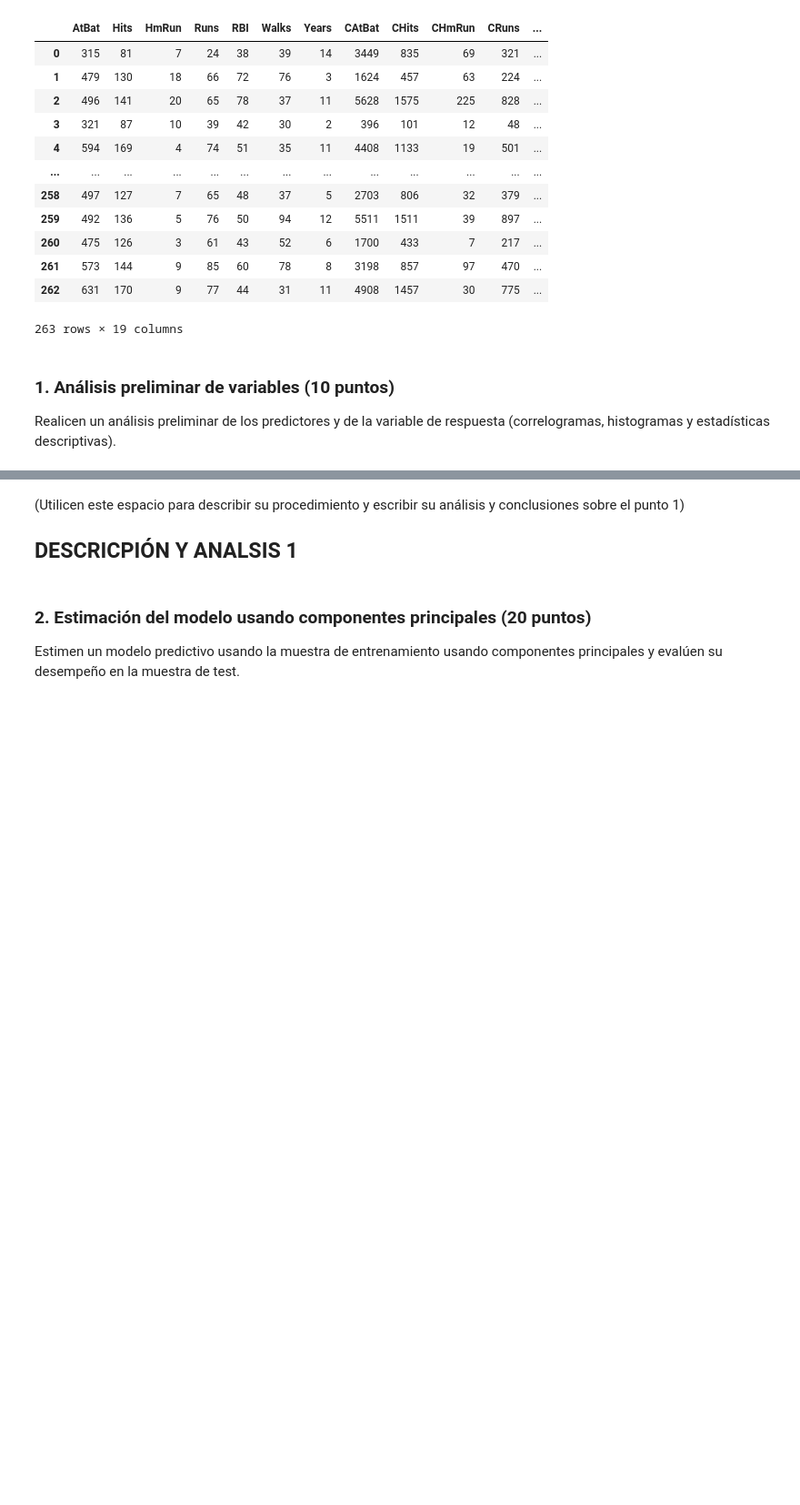
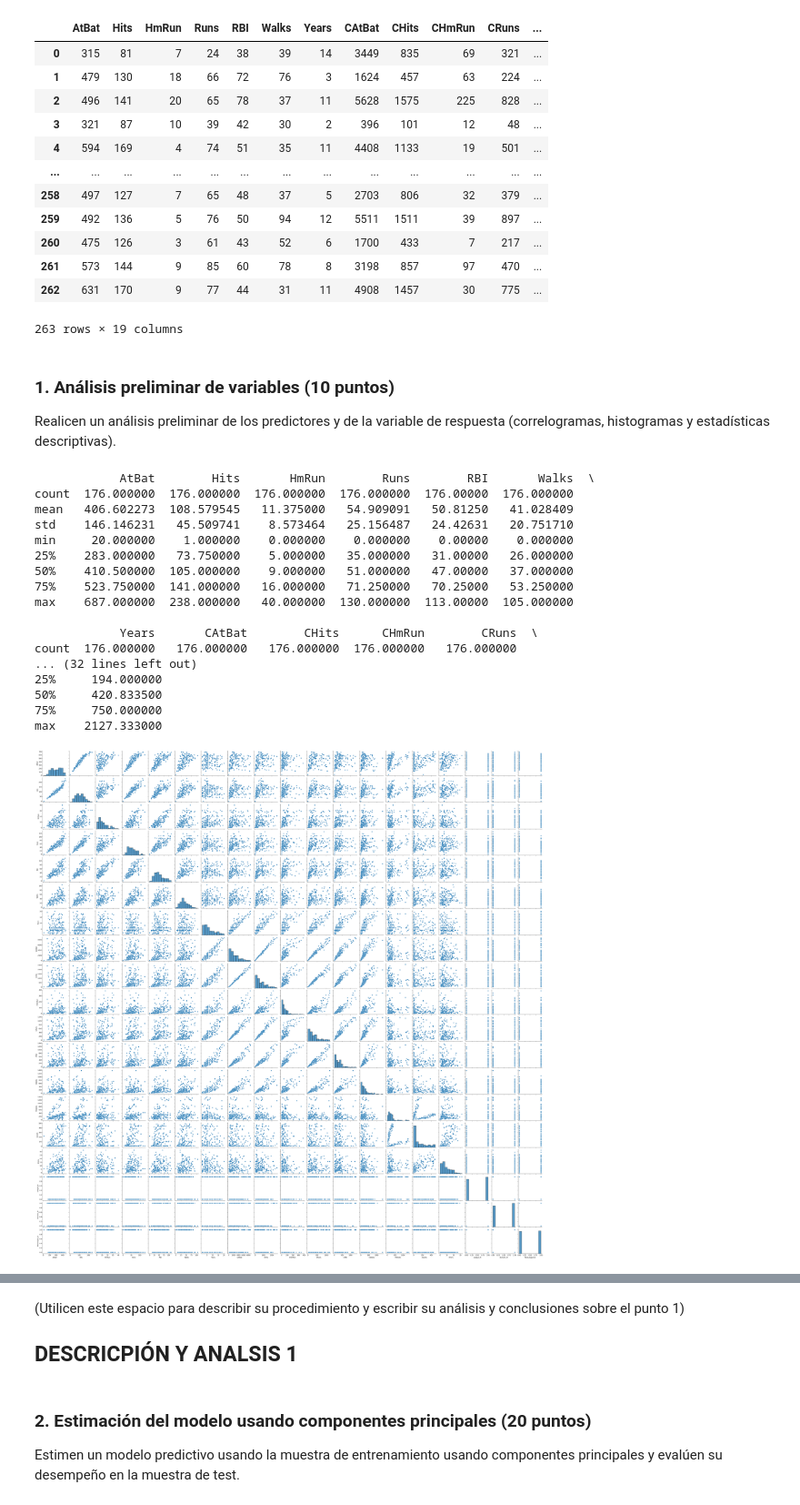
Before and after one commit to Marcocruz88/Caso-comparaci-n-modelos, a Jupyter notebook: Caso modelos lineales para regresión, muestreo y selección del mejor modelo.ipynb, the cells around one changed output, grey strips where cells are left out. Shown at 91% size. Drawn from its saved outputs; the diff is of its cells as text; code cells hidden in the pictures; blank space fills up the shorter version.

```diff
--- a/Caso modelos lineales para regresión, muestreo y selección del mejor modelo.ipynb
+++ b/Caso modelos lineales para regresión, muestreo y selección del mejor modelo.ipynb
@@ -107,0 +110,35 @@ Realicen un análisis preliminar de los predictores y de la variable de respuest
+# %%
+XTrainAuxiliar=pd.DataFrame(XTrain)
+print(XTrainAuxiliar.describe())
+
+yTrainAuxiliar=pd.DataFrame(yTrain)
+print(yTrainAuxiliar.describe())
+
+
+XTrainAuxiliar=pd.DataFrame(XTrain)
+sns.pairplot(XTrainAuxiliar, kind="scatter")
+plt.show()
+
+plt.hist(yTrain, bins='auto')
+mensaje = ['Histograma de la variable de respuesta']
+plt.title(" ".join(mensaje))
+plt.show()
+# %% [output]
+            AtBat        Hits       HmRun        Runs        RBI       Walks  \
+count  176.000000  176.000000  176.000000  176.000000  176.00000  176.000000
+mean   406.602273  108.579545   11.375000   54.909091   50.81250   41.028409
+std    146.146231   45.509741    8.573464   25.156487   24.42631   20.751710
+min     20.000000    1.000000    0.000000    0.000000    0.00000    0.000000
+25%    283.000000   73.750000    5.000000   35.000000   31.00000   26.000000
+50%    410.500000  105.000000    9.000000   51.000000   47.00000   37.000000
+75%    523.750000  141.000000   16.000000   71.250000   70.25000   53.250000
+max    687.000000  238.000000   40.000000  130.000000  113.00000  105.000000
+
+            Years       CAtBat        CHits      CHmRun        CRuns  \
+count  176.000000   176.000000   176.000000  176.000000   176.000000
+... (32 lines left out)
+25%     194.000000
+50%     420.833500
+75%     750.000000
+max    2127.333000
+[figure, added]
```
Also changed, not shown: parts of 11 cells of this notebook.
